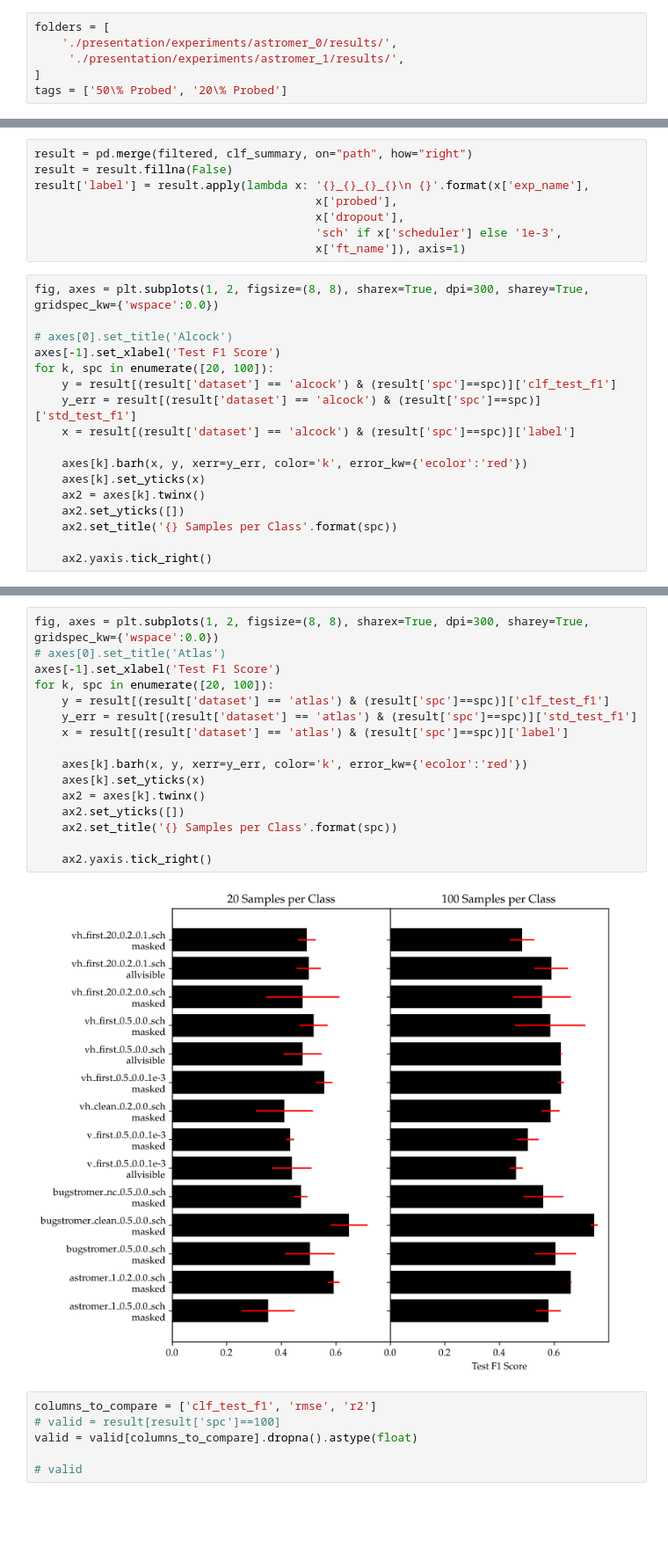
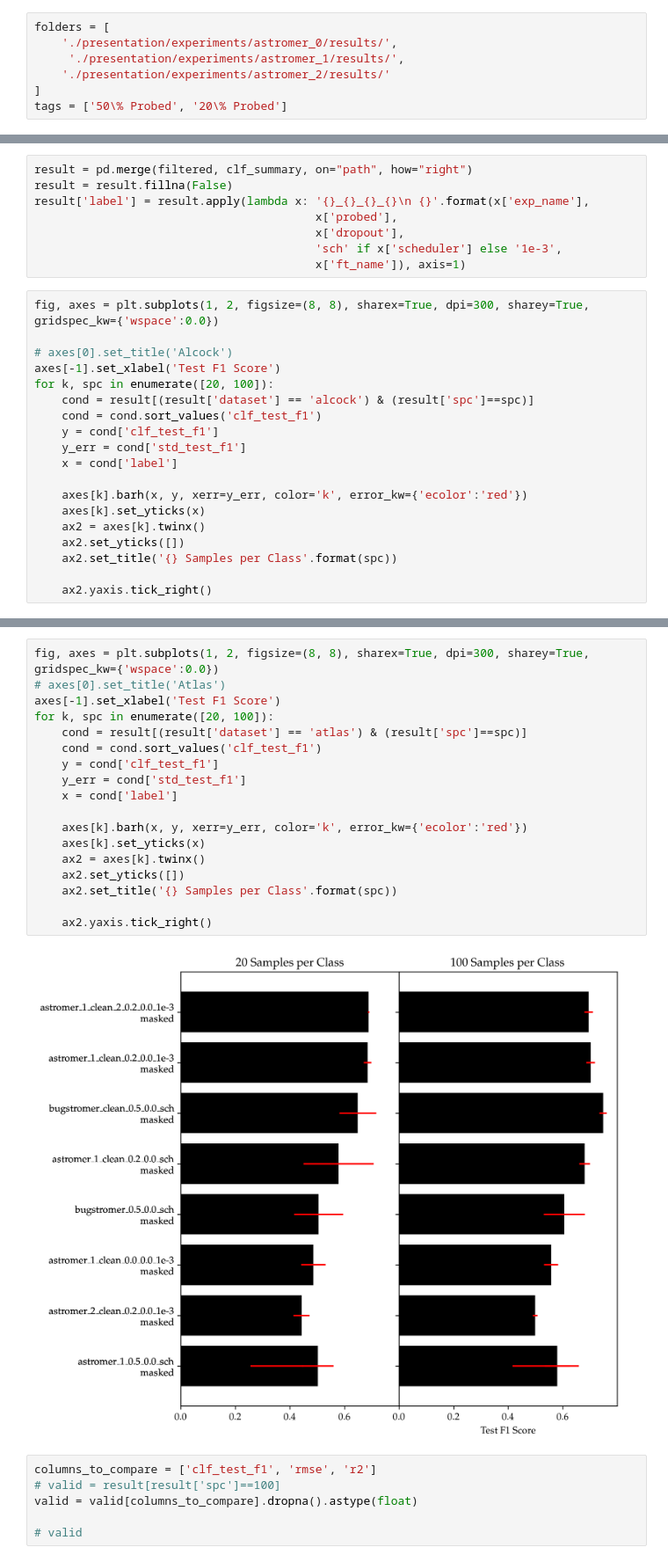
Before and after one commit to cridonoso/astromer, a Jupyter notebook: presentation/notebooks/comparing_models.ipynb, the cells around one changed output, grey strips where cells are left out. Shown at 88% size. Saved outputs shown, nothing was run; the diff lists cells and outputs as text; blank space fills up the shorter version.

```diff
--- a/presentation/notebooks/comparing_models.ipynb
+++ b/presentation/notebooks/comparing_models.ipynb
@@ -51,6 +51,7 @@ The directory looks like:
 folders = [
     './presentation/experiments/astromer_0/results/',
      './presentation/experiments/astromer_1/results/',
+    './presentation/experiments/astromer_2/results/'
 ]
 tags = ['50\% Probed', '20\% Probed']
 # %%
@@ -192,9 +202,11 @@ fig, axes = plt.subplots(1, 2, figsize=(8, 8), sharex=True, dpi=300, sharey=True
 # axes[0].set_title('Alcock')
 axes[-1].set_xlabel('Test F1 Score')
 for k, spc in enumerate([20, 100]):
-    y = result[(result['dataset'] == 'alcock') & (result['spc']==spc)]['clf_test_f1']
-    y_err = result[(result['dataset'] == 'alcock') & (result['spc']==spc)]['std_test_f1']
-    x = result[(result['dataset'] == 'alcock') & (result['spc']==spc)]['label']
+    cond = result[(result['dataset'] == 'alcock') & (result['spc']==spc)]
+    cond = cond.sort_values('clf_test_f1')
+    y = cond['clf_test_f1']
+    y_err = cond['std_test_f1']
+    x = cond['label']
 
     axes[k].barh(x, y, xerr=y_err, color='k', error_kw={'ecolor':'red'})
     axes[k].set_yticks(x)
@@ -208,21 +220,23 @@ for k, spc in enumerate([20, 100]):
 # %%
 fig, axes = plt.subplots(1, 2, figsize=(8, 8), sharex=True, dpi=300, sharey=True, gridspec_kw={'wspace':0.0})
 # axes[0].set_title('Atlas')
 axes[-1].set_xlabel('Test F1 Score')
 for k, spc in enumerate([20, 100]):
-    y = result[(result['dataset'] == 'atlas') & (result['spc']==spc)]['clf_test_f1']
-    y_err = result[(result['dataset'] == 'atlas') & (result['spc']==spc)]['std_test_f1']
-    x = result[(result['dataset'] == 'atlas') & (result['spc']==spc)]['label']
+    cond = result[(result['dataset'] == 'atlas') & (result['spc']==spc)]
+    cond = cond.sort_values('clf_test_f1')
+    y = cond['clf_test_f1']
+    y_err = cond['std_test_f1']
+    x = cond['label']
 
     axes[k].barh(x, y, xerr=y_err, color='k', error_kw={'ecolor':'red'})
     axes[k].set_yticks(x)
     ax2 = axes[k].twinx()
     ax2.set_yticks([])
     ax2.set_title('{} Samples per Class'.format(spc))
 
     ax2.yaxis.tick_right()
 # %% [output]
-[figure, old version]
+[figure, new version]
 # %%
 columns_to_compare = ['clf_test_f1', 'rmse', 'r2']
 # valid = result[result['spc']==100]
```
Also changed, not shown: parts of 7 cells of this notebook, 12 other files.
